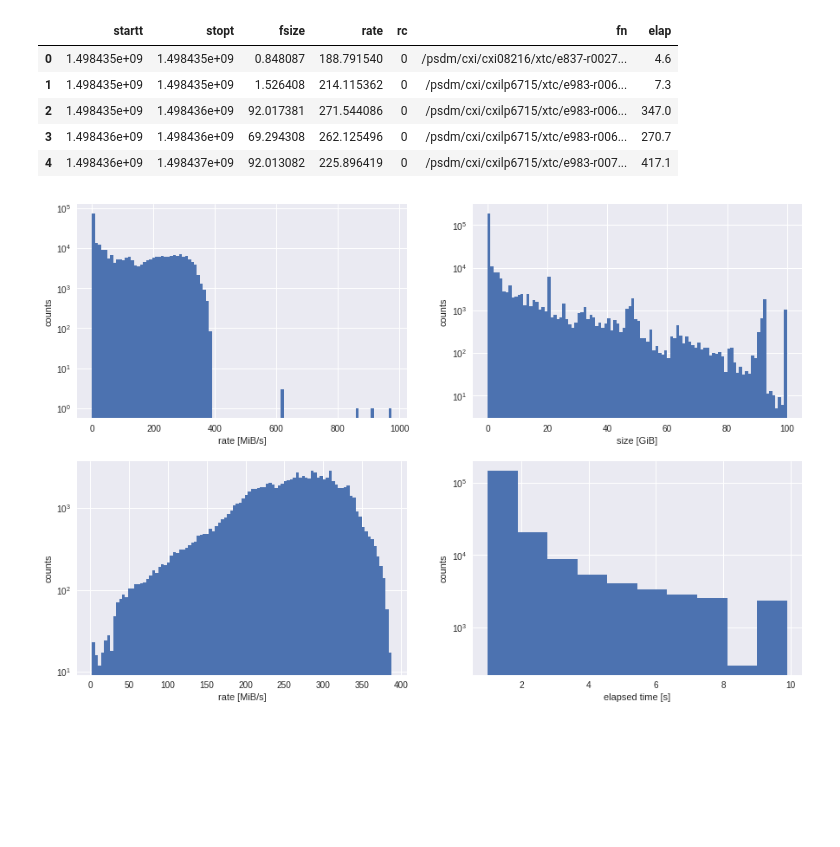
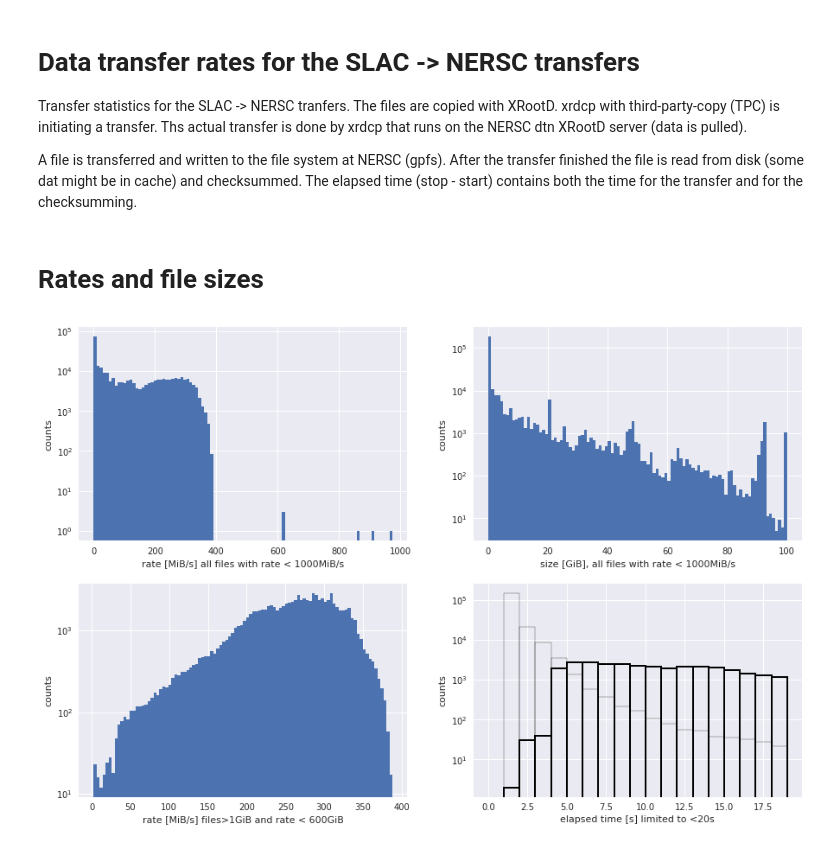
Before and after one commit to Tubbz-alt/psdm-databooks, a Jupyter notebook: datasets/datamover/nersc_mover_rates.ipynb, the cells around one changed output. Drawn from its saved outputs; the diff is of its cells as text; code cells hidden in the pictures; blank space fills up the shorter version.

Commit message:
add notebook for nersc data movers

```diff
--- a/datasets/datamover/nersc_mover_rates.ipynb
+++ b/datasets/datamover/nersc_mover_rates.ipynb
@@ -6,2 +1,12 @@ file size divided by the elapsed time.
+# %% [markdown]
+# Data transfer rates for the SLAC -> NERSC transfers
+
+Transfer statistics for the SLAC -> NERSC tranfers. The files are copied with XRootD.
+xrdcp with third-party-copy (TPC) is initiating a transfer. Ths actual transfer is done by
+xrdcp that runs on the NERSC dtn XRootD server (data is pulled).
+
+A file is transferred and written to the file system at NERSC (gpfs). After the transfer finished
+the file is read from disk (some dat might be in cache) and checksummed. The elapsed time (stop - start)
+contains both the time for the transfer and for the checksumming.
 # %%
 import pandas as pd
@@ -8,45 +14,41 @@ import pandas as pd
 import matplotlib.pyplot as plt
 plt.style.use("seaborn")
 # %%
-fn = "/home/wilko/data/nersc_trans.20180621T001600.csv"
+#fn = "/home/wilko/data/nersc_trans.20180621T001600.csv"
+fn = "/reg/neh/home/wilko/data/ana/xswap/nersc_trans.20180621T001600.csv"
 d = pd.read_csv(fn)
 d.rate /= pow(2,20)
 d.fsize /= pow(2,30)
 d['elap'] = d.stopt - d.startt
+#d.head()
-# %%
-d.head()
-# %% [output]
-|  | startt | stopt | fsize | rate | rc | fn | elap |
-| 0 | 1.498435e+09 | 1.498435e+09 | 0.848087 | 188.791540 | 0 | /psdm/cxi/cxi08216/xtc/e837-r0027... | 4.6 |
-| 1 | 1.498435e+09 | 1.498435e+09 | 1.526408 | 214.115362 | 0 | /psdm/cxi/cxilp6715/xtc/e983-r006... | 7.3 |
-| 2 | 1.498435e+09 | 1.498436e+09 | 92.017381 | 271.544086 | 0 | /psdm/cxi/cxilp6715/xtc/e983-r006... | 347.0 |
-| 3 | 1.498436e+09 | 1.498436e+09 | 69.294308 | 262.125496 | 0 | /psdm/cxi/cxilp6715/xtc/e983-r006... | 270.7 |
-| 4 | 1.498436e+09 | 1.498437e+09 | 92.013082 | 225.896419 | 0 | /psdm/cxi/cxilp6715/xtc/e983-r007... | 417.1 |
+# %% [markdown]
+# Rates and file sizes
 # %%
 fig = plt.figure(figsize=(15,10))
 
 ax = fig.add_subplot(2,2,1)
 d.loc[ d.rate < 1000 ].rate.hist(bins=100)
-plt.xlabel("rate [MiB/s]")
+plt.xlabel("rate [MiB/s] all files with rate < 1000MiB/s")
 plt.ylabel("counts")
 ax.set_yscale("log")
 
 ax = fig.add_subplot(2,2,2)
 d.loc[ d.rate < 1000 ].fsize.hist(bins=100)
-plt.xlabel("size [GiB]")
+plt.xlabel("size [GiB], all files with rate < 1000MiB/s")
 plt.ylabel("counts")
 ax.set_yscale("log")
 
 ax = fig.add_subplot(2,2,3)
-d.loc[ (d.rate < 1000) & (d.rate < 600) & (d.fsize > 1.0) ].rate.hist(bins=100)
-plt.xlabel("rate [MiB/s]")
+d.loc[ (d.rate < 600) & (d.fsize > 1.0) ].rate.hist(bins=100)
+plt.xlabel("rate [MiB/s] files>1GiB and rate < 600GiB")
 plt.ylabel("counts")
 ax.set_yscale("log")
 
 ax = fig.add_subplot(2,2,4)
-d.loc[ (d.elap < 10) ].elap.hist(bins=10)
-plt.xlabel("elapsed time [s]")
+d.loc[ (d.elap < 20) & (d.fsize > 1) ].elap.hist(bins=range(0,20), fill=False, linewidth=2)
+d.loc[ (d.elap < 20) & (d.fsize < 1) ].elap.hist(bins=range(0,20), fill=False, color='b')
+plt.xlabel("elapsed time [s] limited to <20s")
 plt.ylabel("counts")
 ax.set_yscale("log")
 # %% [output]
-[figure, old version]
+[figure, new version]
```
Also changed, not shown: parts of 3 cells of this notebook, 2 other files.
